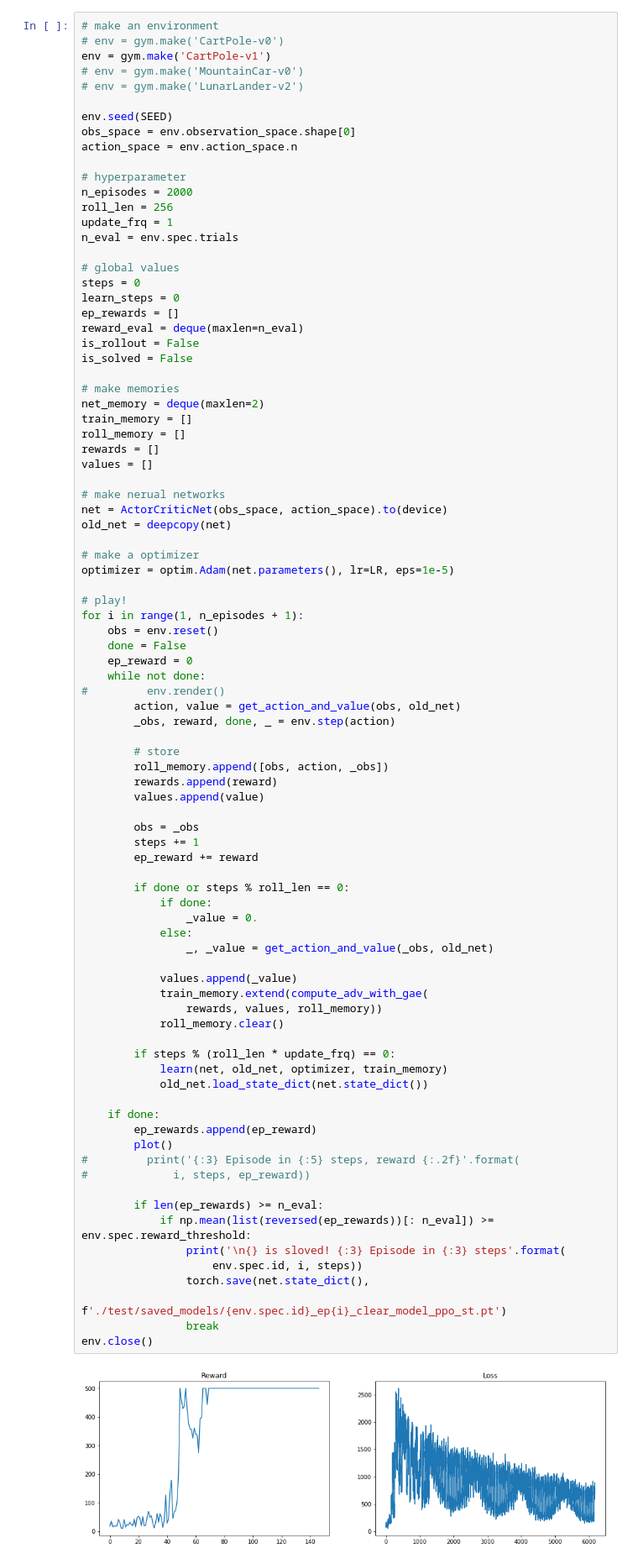
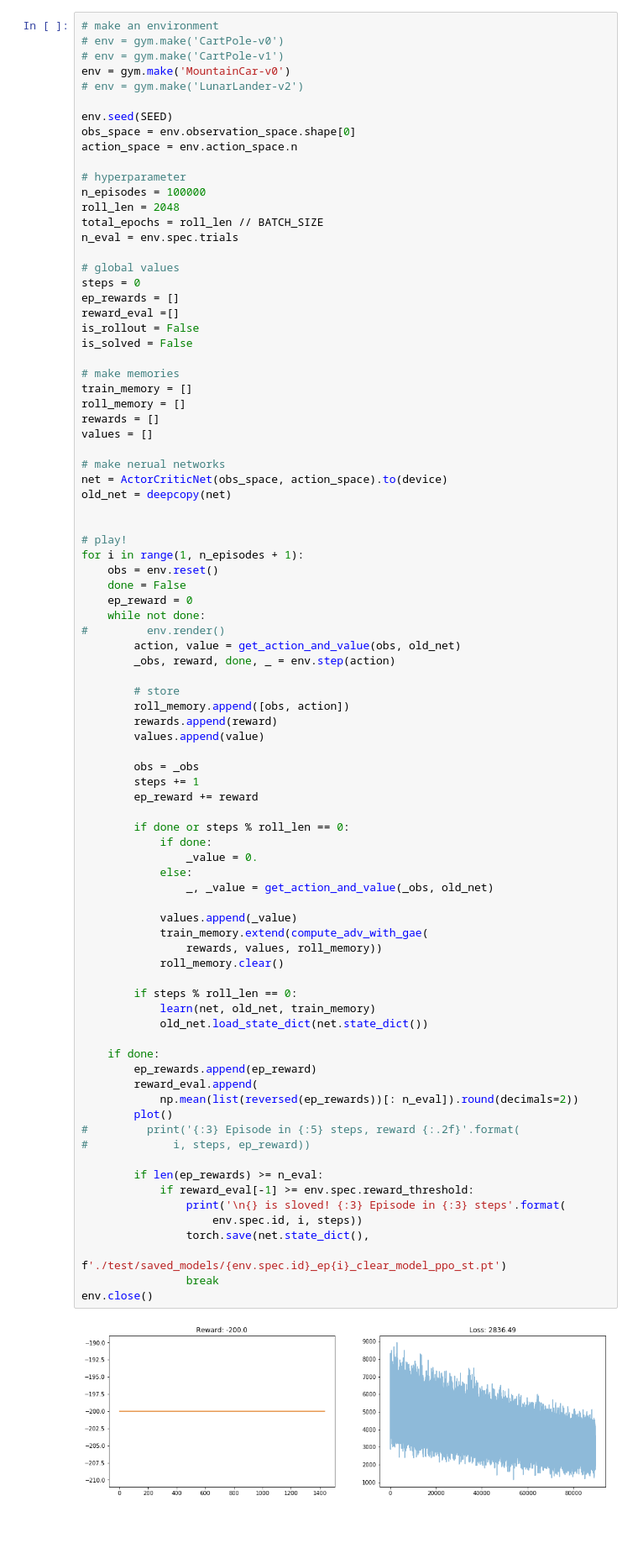
Before and after one commit to kekmodel/rl_pytorch, a Jupyter notebook: notebook/ppo_discrete_step.ipynb, the cells around one changed output. Shown at 84% size. Cells and saved outputs as stored; diff of their text form; blank space fills up the shorter version.

```diff
--- a/notebook/ppo_discrete_step.ipynb
+++ b/notebook/ppo_discrete_step.ipynb
@@ -166,8 +176,8 @@ cuda: True
 # %%
 # make an environment
 # env = gym.make('CartPole-v0')
-env = gym.make('CartPole-v1')
-# env = gym.make('MountainCar-v0')
+# env = gym.make('CartPole-v1')
+env = gym.make('MountainCar-v0')
 # env = gym.make('LunarLander-v2')
 
 env.seed(SEED)
@@ -175,21 +185,19 @@ obs_space = env.observation_space.shape[0]
 action_space = env.action_space.n
 
 # hyperparameter
-n_episodes = 2000
-roll_len = 256
-update_frq = 1
+n_episodes = 100000
+roll_len = 2048
+total_epochs = roll_len // BATCH_SIZE
 n_eval = env.spec.trials
 
 # global values
 steps = 0
-learn_steps = 0
 ep_rewards = []
-reward_eval = deque(maxlen=n_eval)
+reward_eval =[]
 is_rollout = False
 is_solved = False
 
 # make memories
-net_memory = deque(maxlen=2)
 train_memory = []
 roll_memory = []
 rewards = []
@@ -199,8 +207,6 @@ values = []
 net = ActorCriticNet(obs_space, action_space).to(device)
 old_net = deepcopy(net)
 
-# make a optimizer
-optimizer = optim.Adam(net.parameters(), lr=LR, eps=1e-5)
 
 # play!
 for i in range(1, n_episodes + 1):
@@ -213,7 +219,7 @@ for i in range(1, n_episodes + 1):
         _obs, reward, done, _ = env.step(action)
 
         # store
-        roll_memory.append([obs, action, _obs])
+        roll_memory.append([obs, action])
         rewards.append(reward)
         values.append(value)
 
@@ -221,34 +227,36 @@ for i in range(1, n_episodes + 1):
         steps += 1
         ep_reward += reward
 
         if done or steps % roll_len == 0:
             if done:
                 _value = 0.
             else:
                 _, _value = get_action_and_value(_obs, old_net)
 
             values.append(_value)
             train_memory.extend(compute_adv_with_gae(
                 rewards, values, roll_memory))
             roll_memory.clear()
 
-        if steps % (roll_len * update_frq) == 0:
-            learn(net, old_net, optimizer, train_memory)
+        if steps % roll_len == 0:
+            learn(net, old_net, train_memory)
             old_net.load_state_dict(net.state_dict())
 
     if done:
         ep_rewards.append(ep_reward)
+        reward_eval.append(
+            np.mean(list(reversed(ep_rewards))[: n_eval]).round(decimals=2))
         plot()
 #         print('{:3} Episode in {:5} steps, reward {:.2f}'.format(
 #             i, steps, ep_reward))
 
         if len(ep_rewards) >= n_eval:
-            if np.mean(list(reversed(ep_rewards))[: n_eval]) >= env.spec.reward_threshold:
+            if reward_eval[-1] >= env.spec.reward_threshold:
                 print('\n{} is sloved! {:3} Episode in {:3} steps'.format(
                     env.spec.id, i, steps))
                 torch.save(net.state_dict(),
                            f'./test/saved_models/{env.spec.id}_ep{i}_clear_model_ppo_st.pt')
                 break
 env.close()
 # %% [output]
-[figure, old version]
+[figure, new version]
```
Also changed, not shown: parts of 7 cells of this notebook, 14 other files.
